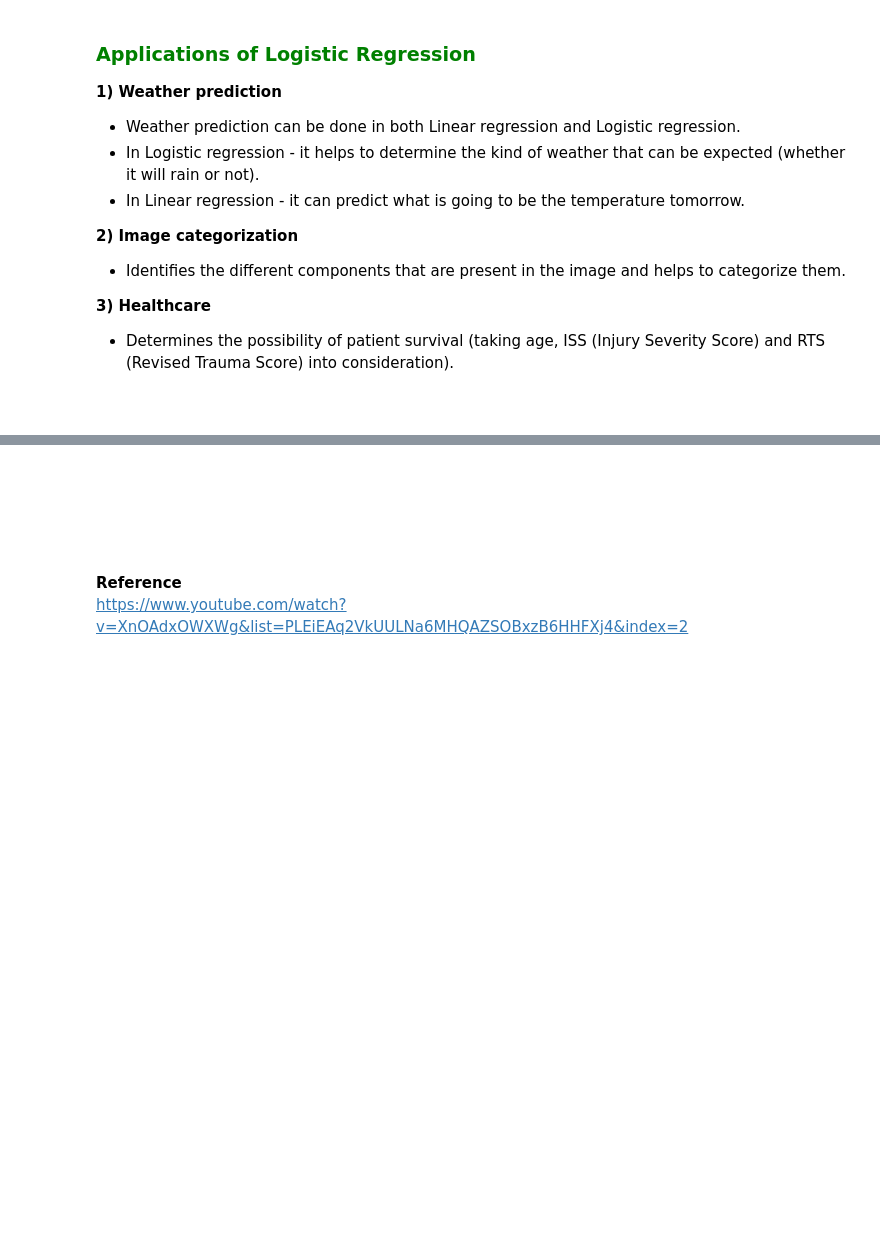
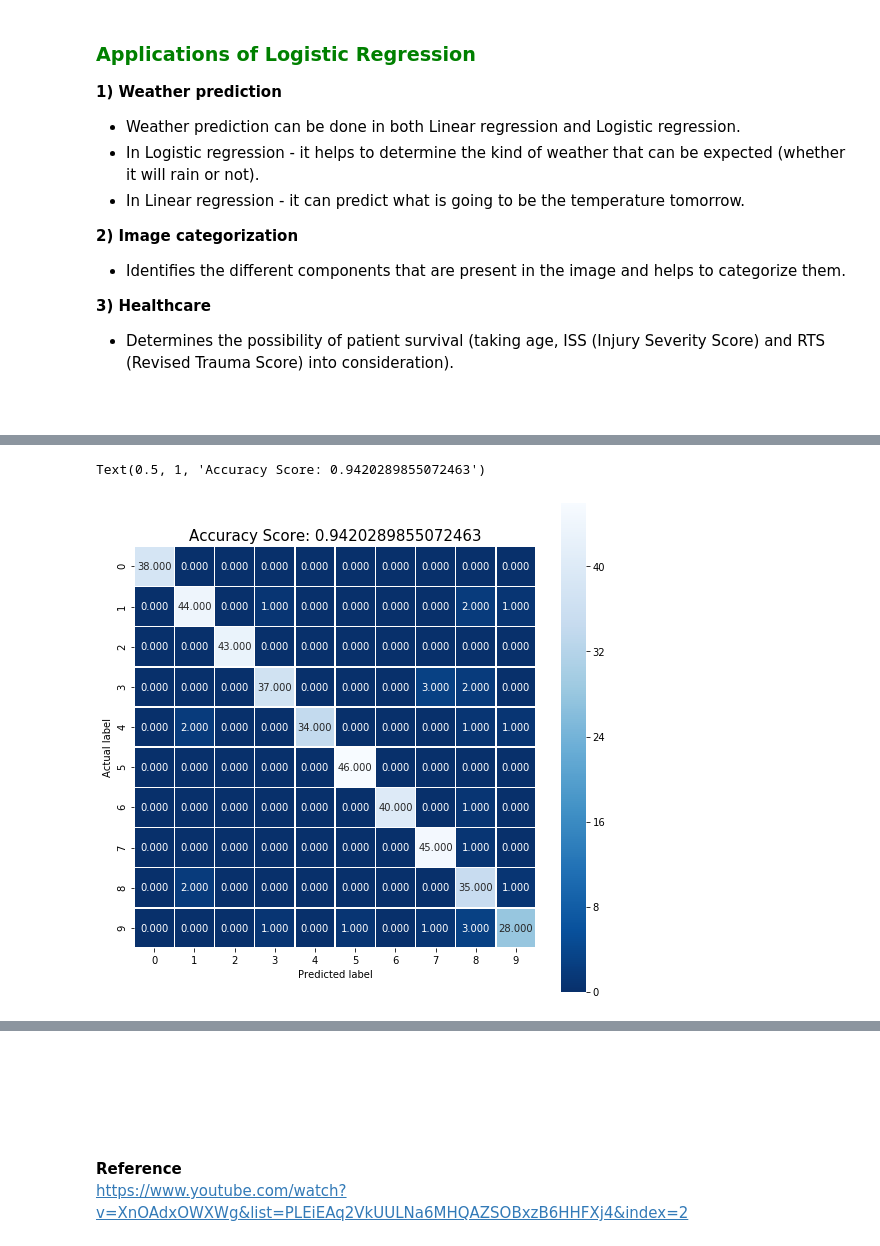
Before and after one commit to AnishaMohandass/Learn_ML, a Jupyter notebook: Logistic Regression.ipynb, the cells around one changed output, grey strips where cells are left out. Drawn from its saved outputs; the diff is of its cells as text; code cells hidden in the pictures; blank space fills up the shorter version.

```diff
--- a/Logistic Regression.ipynb
+++ b/Logistic Regression.ipynb
@@ -52,0 +114,5 @@
+# %%
+#Predicting the Test set results
+
+predictions = logisticRegr.predict(x_test)
+print(predictions)
@@ -52,0 +132,5 @@
+# %%
+#Determining the accuracy of the model
+
+score = logisticRegr.score(x_test, y_test)
+print(score)
@@ -52,0 +139,5 @@
+# %%
+#Viewing the accuracy score in Confusion matrix
+
+cm = metrics.confusion_matrix(y_test, predictions)
+print(cm)
@@ -52,0 +155,12 @@
+# %%
+#Representing the confusion matrix in a heat map
+
+plt.figure(figsize=(9,9))
+sns.heatmap(cm, annot=True, fmt='.3f', linewidths=.5, square=True, cmap='Blues_r')
+plt.ylabel('Actual label')
+plt.xlabel('Predicted label')
+all_sample_title = 'Accuracy Score: {0}' .format(score)
+plt.title(all_sample_title, size=15)
+# %% [output]
+Text(0.5, 1, 'Accuracy Score: 0.9420289855072463')
+[figure, added]
```
Also changed, not shown: parts of 12 cells of this notebook, 1 other file.
